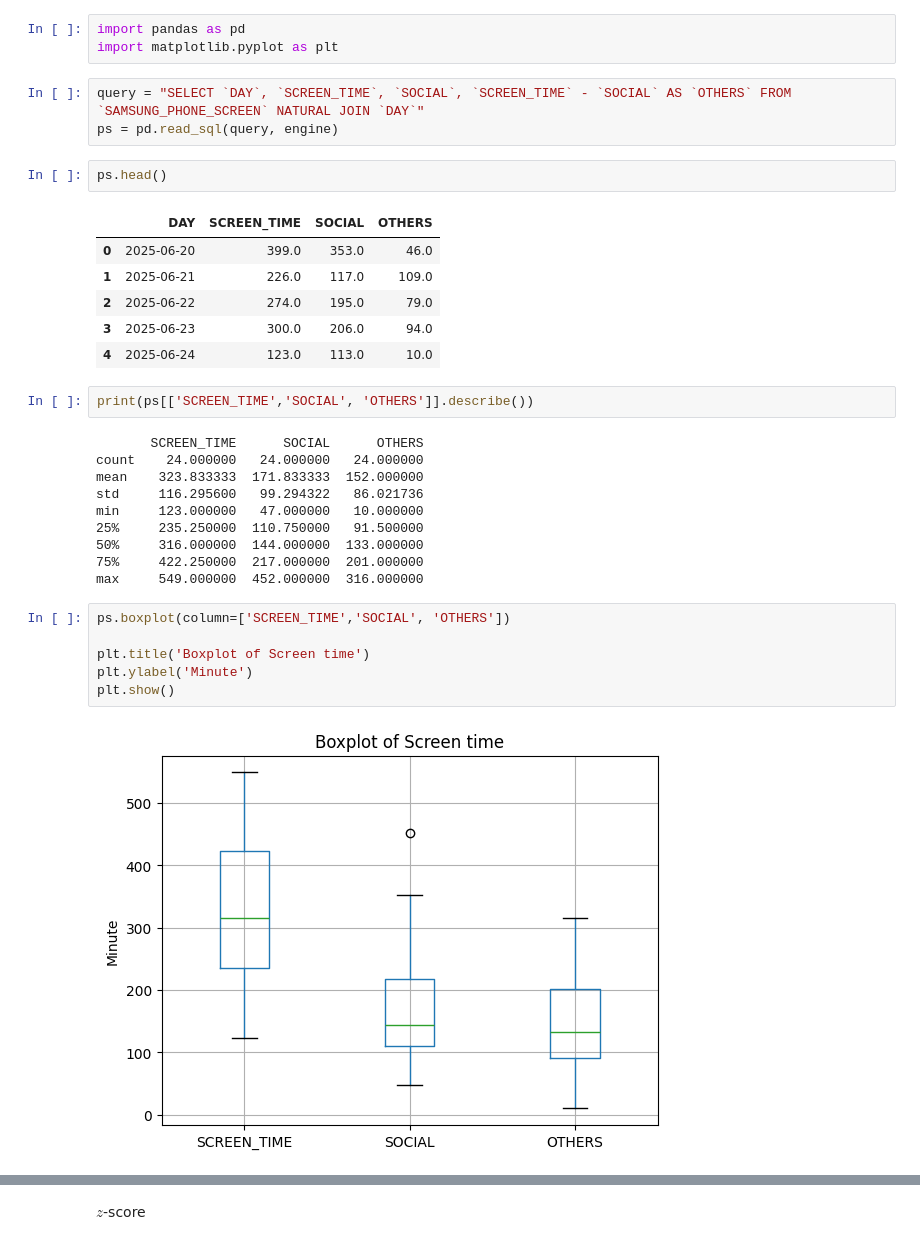
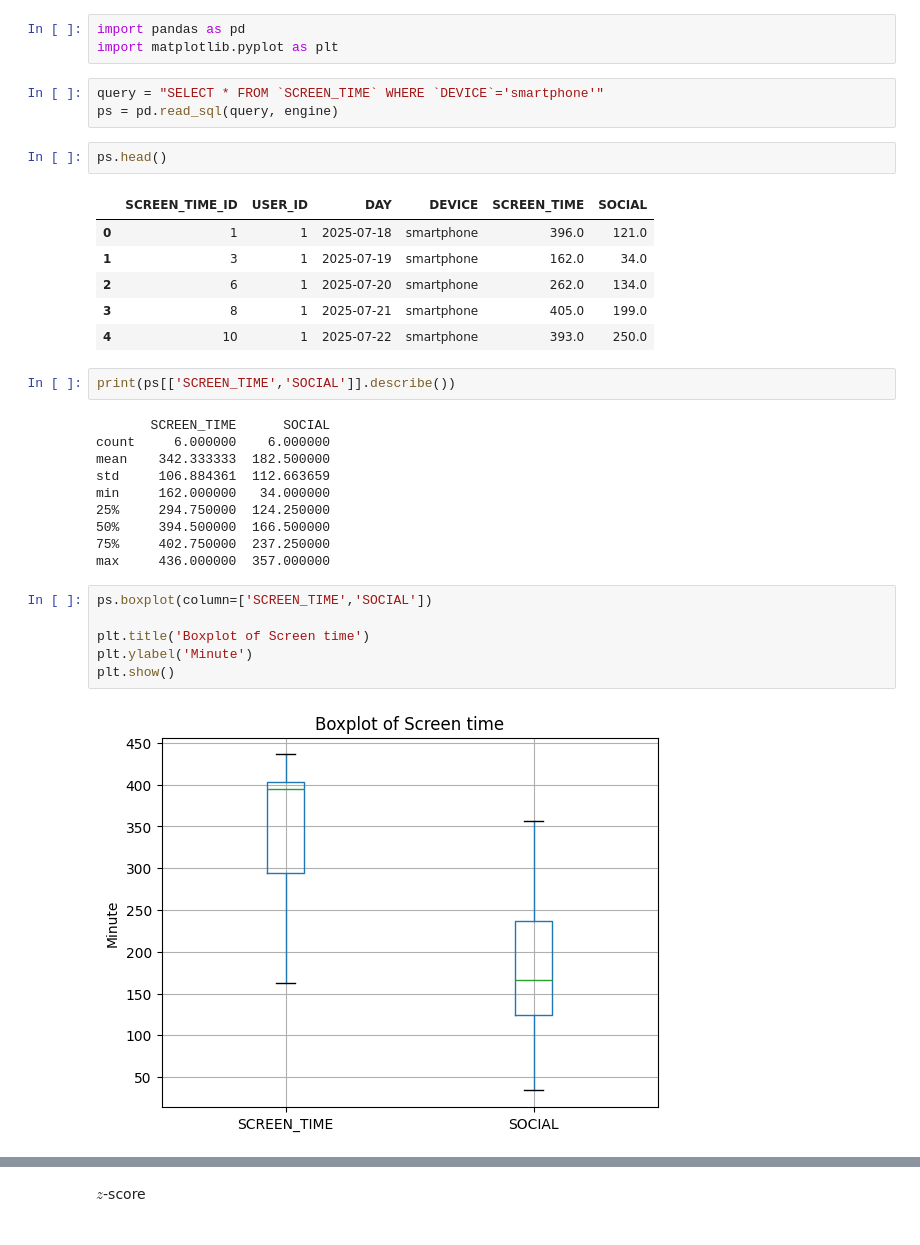
Before and after one commit to Bancie/LearningDB, a Jupyter notebook: data_analyst/screen_time.ipynb, the cells around one changed output, grey strips where cells are left out. Cells and saved outputs as stored; diff of their text form.

```diff
--- a/data_analyst/screen_time.ipynb
+++ b/data_analyst/screen_time.ipynb
@@ -46,37 +46,37 @@ engine = create_engine(f"mysql+mysqlconnector://{user}:{password}@{host}/{dbname
 import pandas as pd
 import matplotlib.pyplot as plt
 # %%
-query = "SELECT `DAY`, `SCREEN_TIME`, `SOCIAL`, `SCREEN_TIME` - `SOCIAL` AS `OTHERS` FROM `SAMSUNG_PHONE_SCREEN` NATURAL JOIN `DAY`"
+query = "SELECT * FROM `SCREEN_TIME` WHERE `DEVICE`='smartphone'"
 ps = pd.read_sql(query, engine)
 # %%
 ps.head()
 # %% [output]
-|  | DAY | SCREEN_TIME | SOCIAL | OTHERS |
-| 0 | 2025-06-20 | 399.0 | 353.0 | 46.0 |
-| 1 | 2025-06-21 | 226.0 | 117.0 | 109.0 |
-| 2 | 2025-06-22 | 274.0 | 195.0 | 79.0 |
-| 3 | 2025-06-23 | 300.0 | 206.0 | 94.0 |
-| 4 | 2025-06-24 | 123.0 | 113.0 | 10.0 |
+|  | SCREEN_TIME_ID | USER_ID | DAY | DEVICE | SCREEN_TIME | SOCIAL |
+| 0 | 1 | 1 | 2025-07-18 | smartphone | 396.0 | 121.0 |
+| 1 | 3 | 1 | 2025-07-19 | smartphone | 162.0 | 34.0 |
+| 2 | 6 | 1 | 2025-07-20 | smartphone | 262.0 | 134.0 |
+| 3 | 8 | 1 | 2025-07-21 | smartphone | 405.0 | 199.0 |
+| 4 | 10 | 1 | 2025-07-22 | smartphone | 393.0 | 250.0 |
 # %%
-print(ps[['SCREEN_TIME','SOCIAL', 'OTHERS']].describe())
+print(ps[['SCREEN_TIME','SOCIAL']].describe())
 # %% [output]
-       SCREEN_TIME      SOCIAL      OTHERS
-count    24.000000   24.000000   24.000000
-mean    323.833333  171.833333  152.000000
-std     116.295600   99.294322   86.021736
-min     123.000000   47.000000   10.000000
-25%     235.250000  110.750000   91.500000
-50%     316.000000  144.000000  133.000000
-75%     422.250000  217.000000  201.000000
-max     549.000000  452.000000  316.000000
+       SCREEN_TIME      SOCIAL
+count     6.000000    6.000000
+mean    342.333333  182.500000
+std     106.884361  112.663659
+min     162.000000   34.000000
+25%     294.750000  124.250000
+50%     394.500000  166.500000
+75%     402.750000  237.250000
+max     436.000000  357.000000
 # %%
-ps.boxplot(column=['SCREEN_TIME','SOCIAL', 'OTHERS'])
+ps.boxplot(column=['SCREEN_TIME','SOCIAL'])
 
 plt.title('Boxplot of Screen time')
 plt.ylabel('Minute')
 plt.show()
 # %% [output]
-[figure, old version]
+[figure, new version]
 # %%
 ps['SCREEN_TIME'].plot.hist()
 plt.xlabel("Time used")
```
Also changed, not shown: parts of 6 cells of this notebook, 2 other files.
